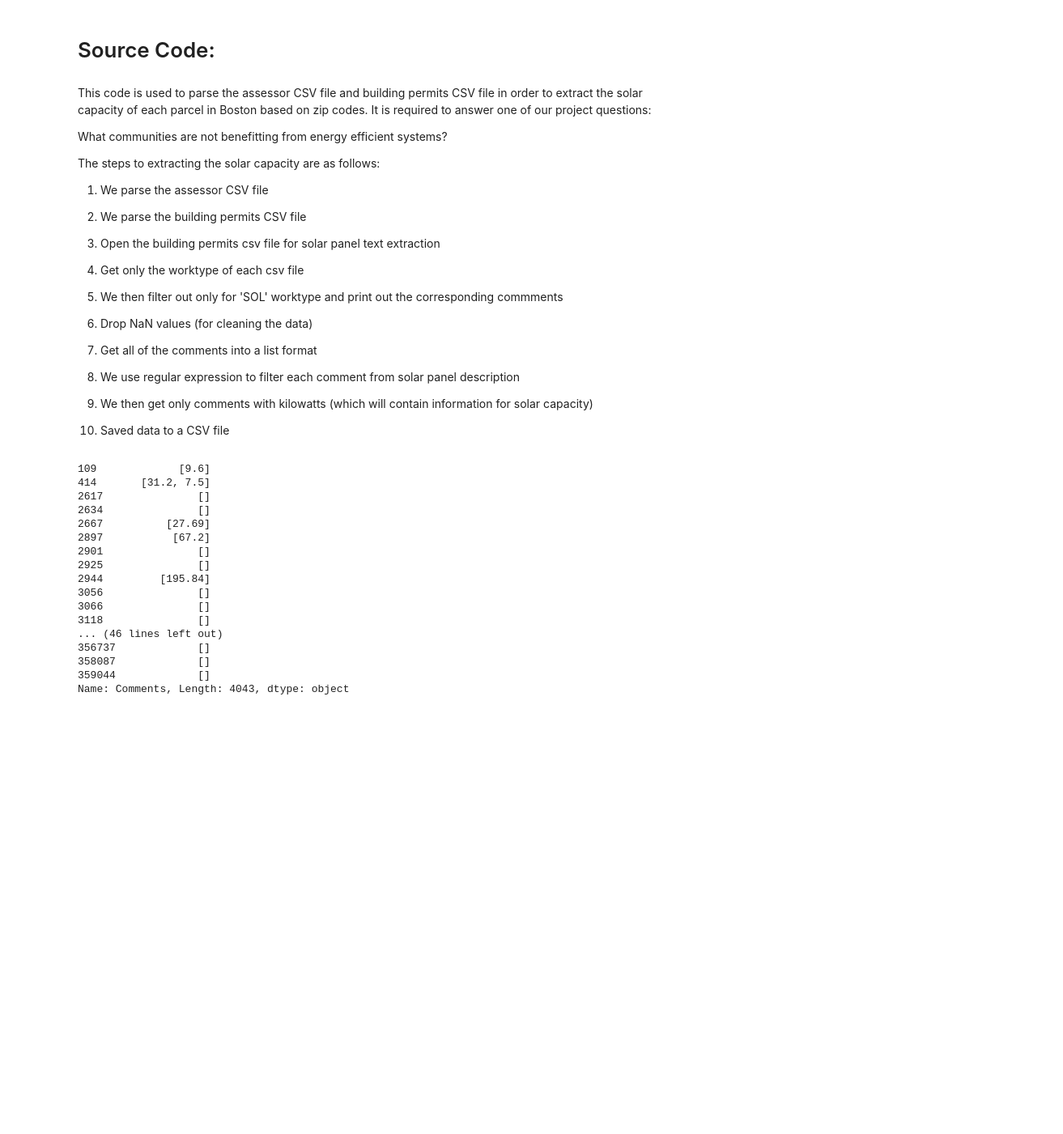
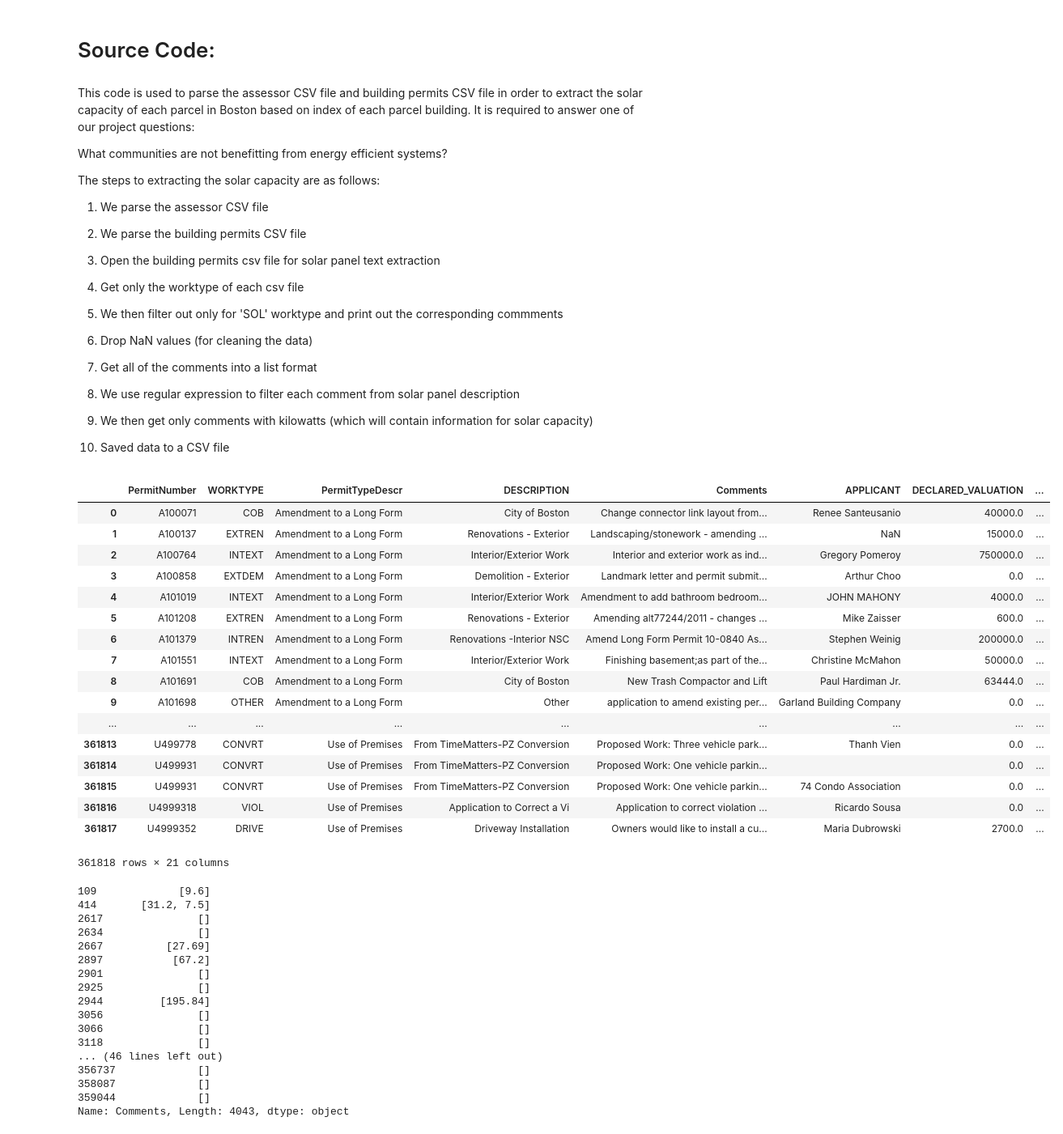
Before and after one commit to cxhugh/CS506_Project_Spark, a Jupyter notebook: CS-506-Final-Project-Spring-2018-Solar-Capacity-Extraction.ipynb, the cells around one changed output. Shown at 81% size. Drawn from its saved outputs; the diff is of its cells as text; code cells hidden in the pictures; blank space fills up the shorter version.

Commit message:
CS 506 Solar Capacity File Commit Revision
Revision of the solar capacity file commit.

```diff
--- a/CS-506-Final-Project-Spring-2018-Solar-Capacity-Extraction.ipynb
+++ b/CS-506-Final-Project-Spring-2018-Solar-Capacity-Extraction.ipynb
@@ -81,8 +81,7 @@ import matplotlib.pyplot as plt
 # https://stackoverflow.com/questions/35376387/extract-int-from-string-in-pandas
 # %% [markdown]
 This code is used to parse the assessor CSV file and building permits CSV file in order to
-extract the solar capacity of each parcel in Boston based on zip codes. It is required to answer
-one of our project questions:
+extract the solar capacity of each parcel in Boston based on index of each parcel building. It is required to answer one of our project questions:
 
 What communities are not benefitting from energy efficient systems?
 
@@ -177,7 +115,26 @@ from pandas import DataFrame as Df
 # %%
 # filter out for only 'SOL' and print out the comments corresponding
 work = pd.read_csv('buildingpermits.csv',encoding='latin-1')
-# work
+work
+# %% [output]
+|  | PermitNumber | WORKTYPE | PermitTypeDescr | DESCRIPTION | Comments | APPLICANT | DECLARED_VALUATION | ... |
+| 0 | A100071 | COB | Amendment to a Long Form | City of Boston | Change connector link layout from... | Renee Santeusanio | 40000.0 | ... |
+| 1 | A100137 | EXTREN | Amendment to a Long Form | Renovations - Exterior | Landscaping/stonework - amending ... | NaN | 15000.0 | ... |
+| 2 | A100764 | INTEXT | Amendment to a Long Form | Interior/Exterior Work | Interior and exterior work as ind... | Gregory Pomeroy | 750000.0 | ... |
+| 3 | A100858 | EXTDEM | Amendment to a Long Form | Demolition - Exterior | Landmark letter and permit submit... | Arthur Choo | 0.0 | ... |
+| 4 | A101019 | INTEXT | Amendment to a Long Form | Interior/Exterior Work | Amendment to add bathroom bedroom... | JOHN MAHONY | 4000.0 | ... |
+| 5 | A101208 | EXTREN | Amendment to a Long Form | Renovations - Exterior | Amending alt77244/2011 - changes ... | Mike Zaisser | 600.0 | ... |
+| 6 | A101379 | INTREN | Amendment to a Long Form | Renovations -Interior NSC | Amend Long Form Permit 10-0840 As... | Stephen Weinig | 200000.0 | ... |
+| 7 | A101551 | INTEXT | Amendment to a Long Form | Interior/Exterior Work | Finishing basement;as part of the... | Christine McMahon | 50000.0 | ... |
+| 8 | A101691 | COB | Amendment to a Long Form | City of Boston | New Trash Compactor and Lift | Paul Hardiman Jr. | 63444.0 | ... |
+| 9 | A101698 | OTHER | Amendment to a Long Form | Other | application to amend existing per... | Garland Building Company | 0.0 | ... |
+| ... | ... | ... | ... | ... | ... | ... | ... | ... |
+| 361813 | U499778 | CONVRT | Use of Premises | From TimeMatters-PZ Conversion | Proposed Work: Three vehicle park... | Thanh Vien | 0.0 | ... |
+| 361814 | U499931 | CONVRT | Use of Premises | From TimeMatters-PZ Conversion | Proposed Work: One vehicle parkin... |  | 0.0 | ... |
+| 361815 | U499931 | CONVRT | Use of Premises | From TimeMatters-PZ Conversion | Proposed Work: One vehicle parkin... | 74 Condo Association | 0.0 | ... |
+| 361816 | U4999318 | VIOL | Use of Premises | Application to Correct a Vi | Application to correct violation ... | Ricardo Sousa | 0.0 | ... |
+| 361817 | U4999352 | DRIVE | Use of Premises | Driveway Installation | Owners would like to install a cu... | Maria Dubrowski | 2700.0 | ... |
+361818 rows × 21 columns
 # %%
 # avoid reading in NaN values
 filter_work = work[work['WORKTYPE'].notnull()]
```
Also changed, not shown: parts of 2 cells of this notebook.
